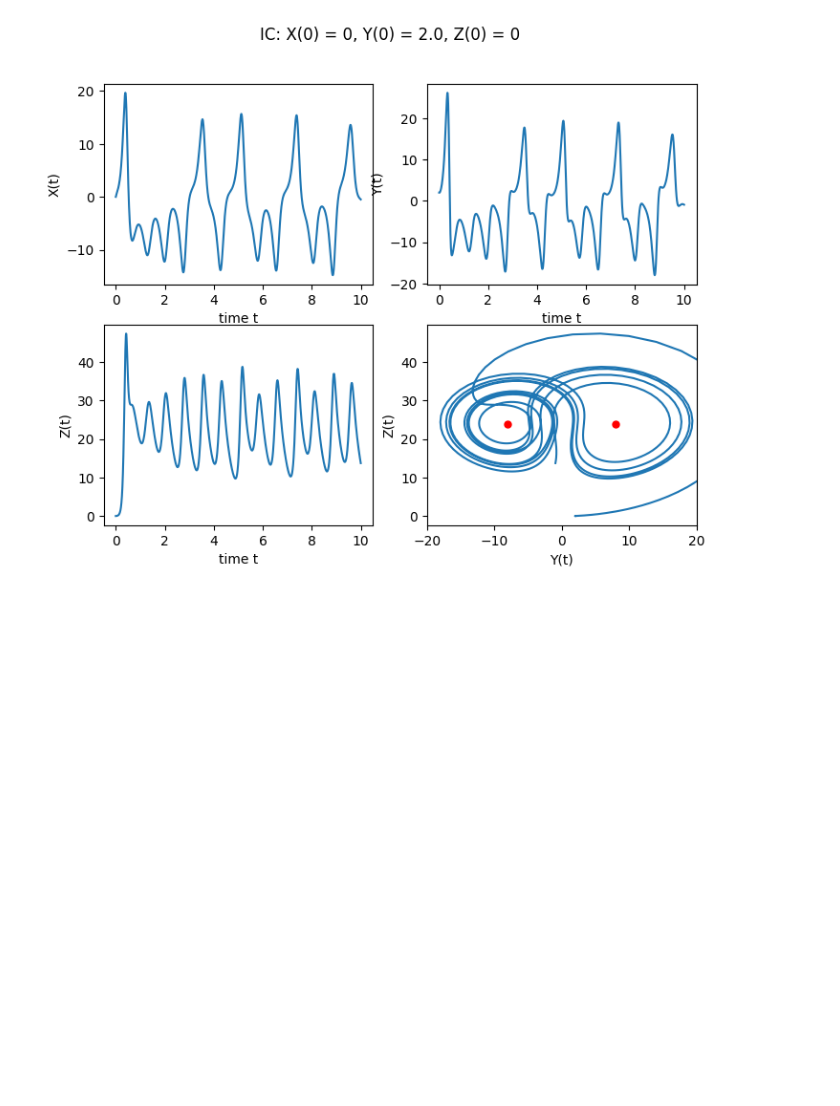
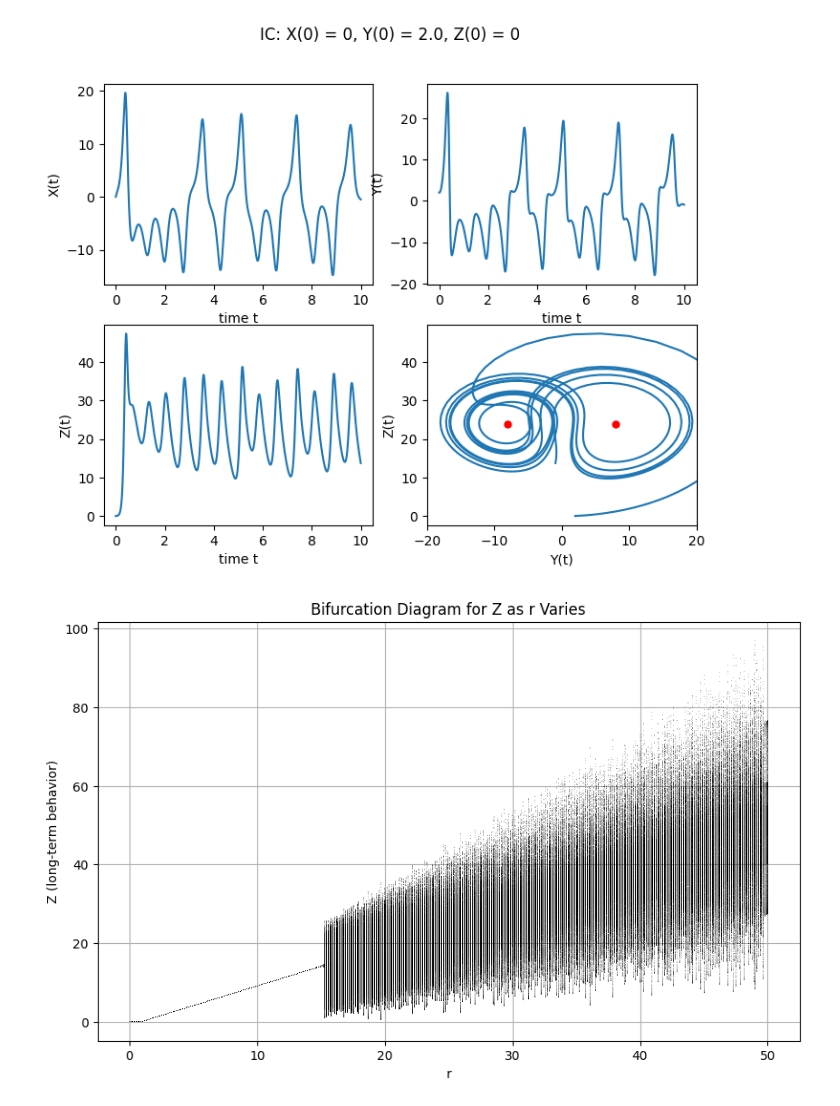
Before and after one commit to ImJudgement7497/chaos_work, a Jupyter notebook: lorenz_model.ipynb, the cells around one changed output. Saved outputs shown, nothing was run; the diff lists cells and outputs as text; code cells hidden in the pictures; blank space fills up the shorter version.

```diff
--- a/lorenz_model.ipynb
+++ b/lorenz_model.ipynb
@@ -170,2 +170,63 @@ plt.show()
 # %% [output]
 [figure]
+# %%
+import numpy as np
+import matplotlib.pyplot as plt
+from euler import euler  # Assuming you have a function called euler in a module named euler
+import ipywidgets as widgets
+from ipywidgets import interact
+
+# Define the constants for the Lorenz system
+sigma = 10
+b = 8/3
+
+# Time parameters
+t0 = 0
+tmax = 50  # Maximum time for time series and phase space
+dt = 0.01
+
+# Initial conditions (X(0), Y(0), Z(0))
+x0 = [0, 1, 0]
+
+
+# Function to plot the bifurcation diagram for Z as r varies
+def plot_bifurcation_diagram():
+    # Extend time for bifurcation analysis
+    tmax_bif = 100
+    r_values = np.linspace(0, 50, 400)  # Range of r values for bifurcation diagram
+    z_final_values = []  # To store long-term Z values
+
+    # Loop through r values
+    for r_val in r_values:
+        # Update ODE function with current r value
+        F = lambda t, x: np.array(
+            [-sigma * x[0] + sigma * x[1],
+             -x[0] * x[2] + r_val * x[0] - x[1],
+             x[0] * x[1] - b * x[2]
+            ]
+        )
+
+        # Solve ODEs with the same initial condition for each r
+        t, x_sol = euler(F, x0, t0, tmax_bif, dt)
+
+        # Collect the long-term Z values after discarding the transient phase
+        z_long_term = x_sol[int(0.8 * len(t)):, 2]  # Discard the first 80% as transients
+
+        # Store the Z values (plot each r-value with its corresponding Z values)
+        z_final_values.append((r_val, z_long_term))
+
+    # Plot bifurcation diagram: plot the long-term Z values vs r
+    plt.figure(figsize=(10, 6))
+
+    for r_val, z_vals in z_final_values:
+        plt.plot([r_val] * len(z_vals), z_vals, ',k', alpha=0.25)
+
+    plt.title("Bifurcation Diagram for Z as r Varies")
+    plt.xlabel("r")
+    plt.ylabel("Z (long-term behavior)")
+    plt.grid(True)
+    plt.show()
+
+plot_bifurcation_diagram()
+# %% [output]
+[figure, added]
```
Also changed, not shown: parts of 1 cell of this notebook, 1 other file.
